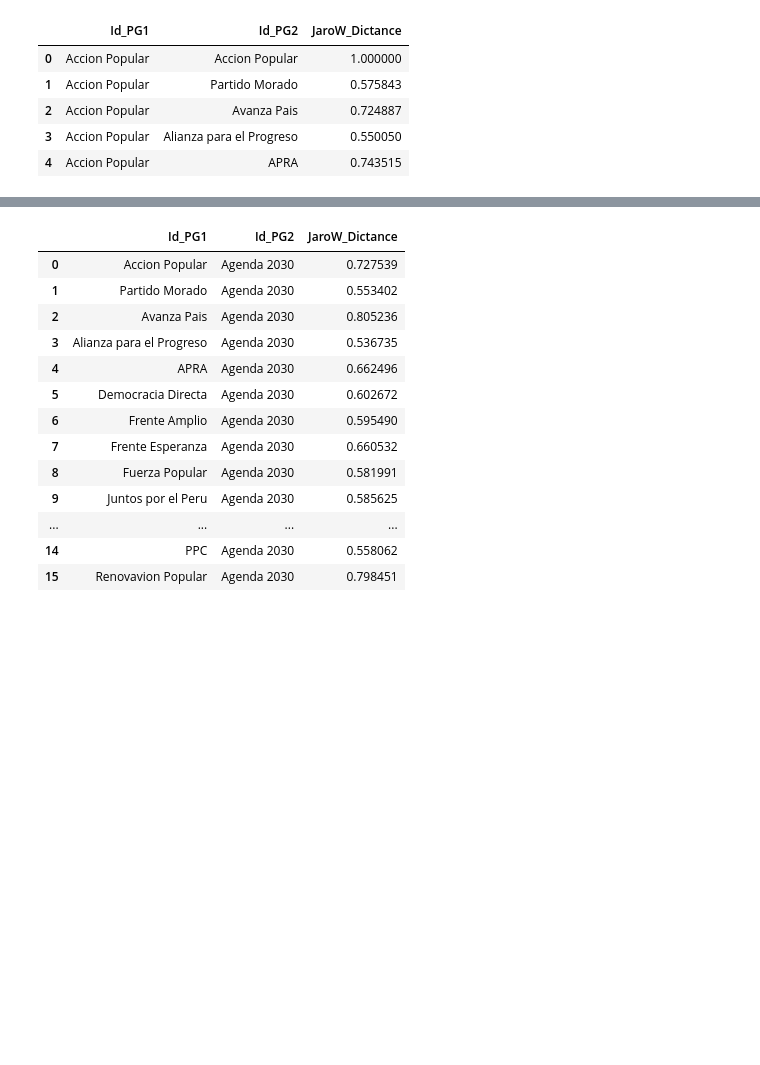
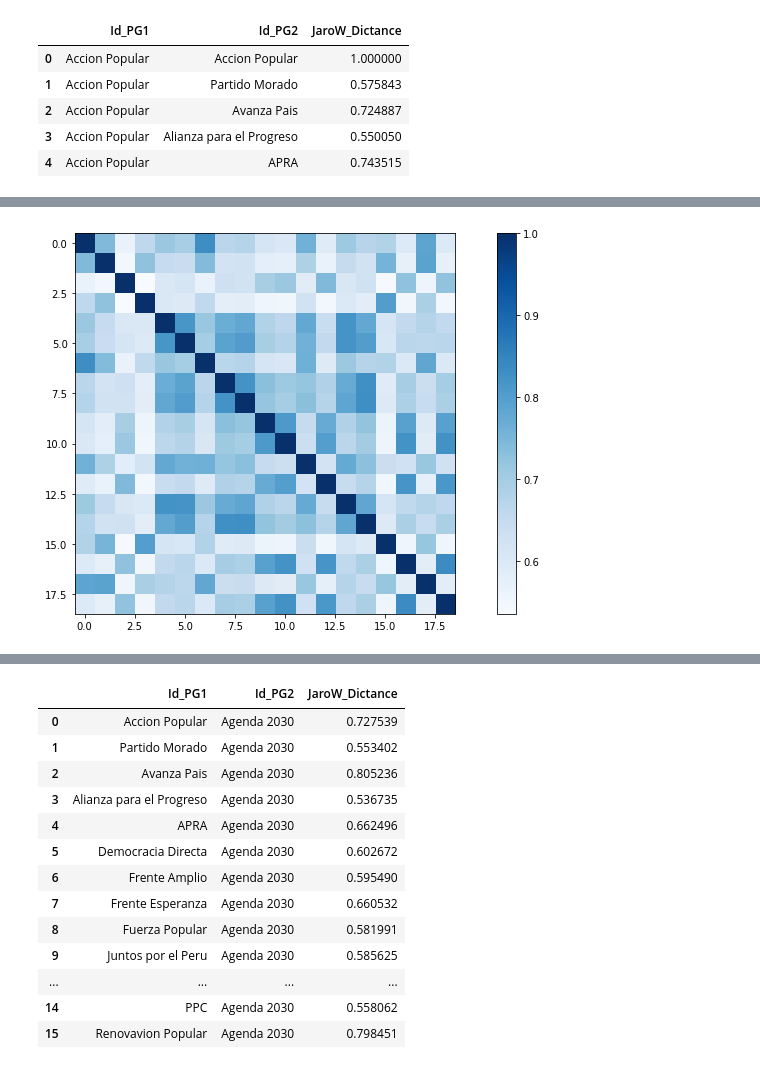
Before and after one commit to Honorio-apz/gobierno, a Jupyter notebook: PlanesdeGobierno0.2.ipynb, the cells around one changed output, grey strips where cells are left out. Drawn from its saved outputs; the diff is of its cells as text; code cells hidden in the pictures; blank space fills up the shorter version.

```diff
--- a/PlanesdeGobierno0.2.ipynb
+++ b/PlanesdeGobierno0.2.ipynb
@@ -580,6 +831,15 @@ R_df.head(10)
 | Fuerza Popular | 0.666712 | 0.619878 | 0.631155 | 0.580971 | 0.768328 | 0.790133 | ... |
 | Juntos por el Peru | 0.674764 | 0.625582 | 0.625759 | 0.584433 | 0.781083 | 0.803365 | ... |
 | PPC | 0.613762 | 0.582840 | 0.693501 | 0.557381 | 0.680703 | 0.694782 | ... |
+# %%
+fig = plt.figure(figsize=[15,7])
+cmap_ = 'Blues'
+plt.imshow(R_df.values, cmap=cmap_)
+plt.colorbar()
+plt.show()
+fig.savefig('sim_planes.pdf', bbox_inches = 'tight', pad_inches = 0)
+# %% [output]
+[figure, added]
 # %%
 by_year = R_df.sort_values('Accion Popular',ascending=False)
 by_year.head()
```
Also changed, not shown: parts of 26 cells of this notebook.
